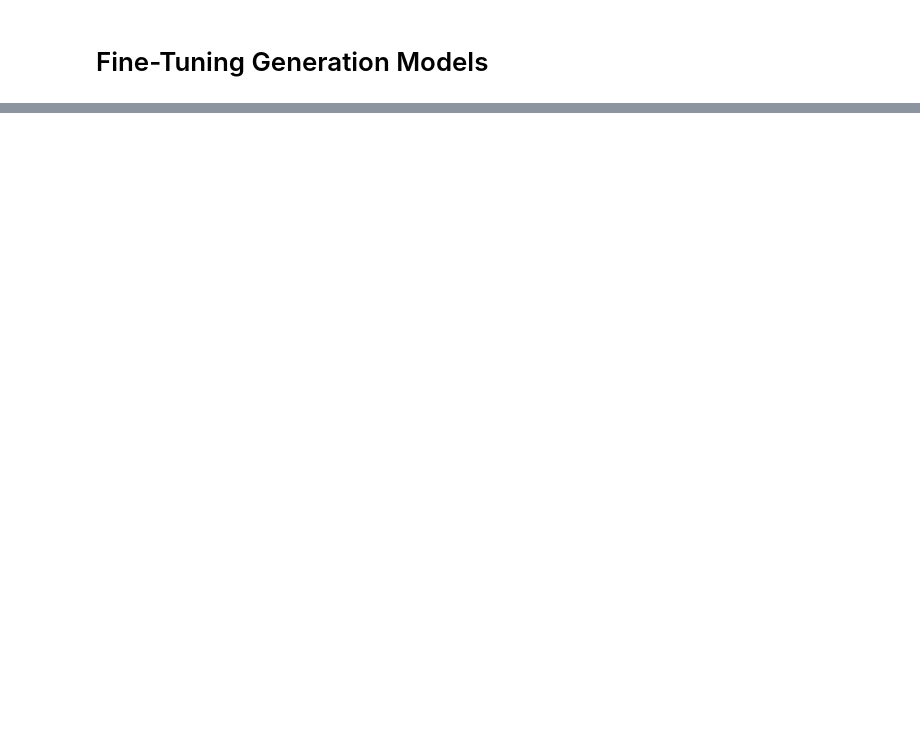
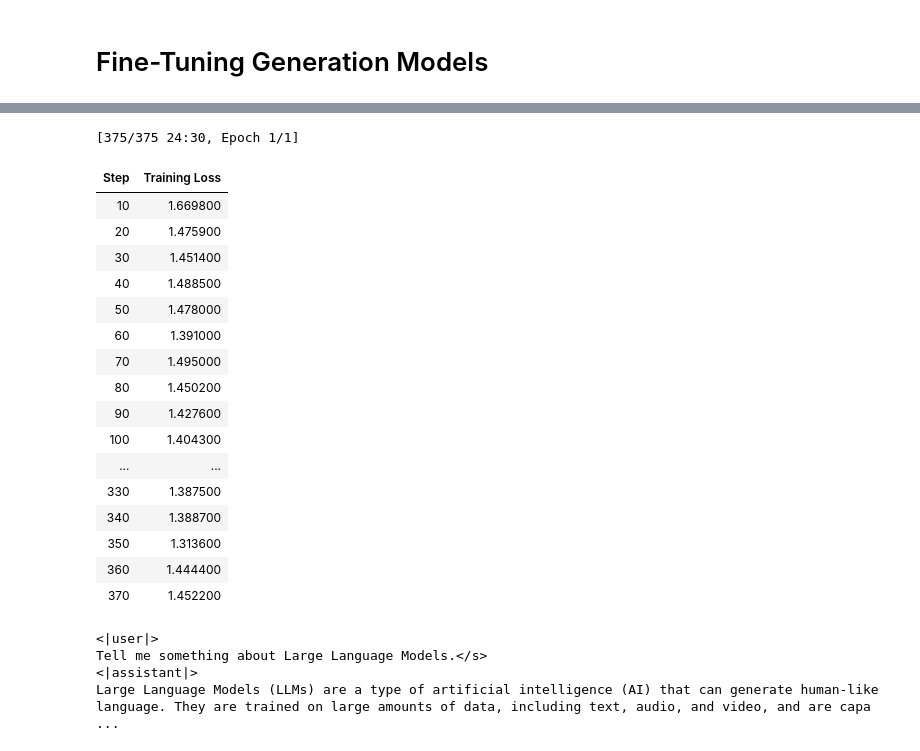
Before and after one commit to kvpratama/gen-ai-playground, a Jupyter notebook: handson-llm/chapter12.ipynb, the cells around one changed output, grey strips where cells are left out. Drawn from its saved outputs; the diff is of its cells as text; code cells hidden in the pictures; blank space fills up the shorter version.

```diff
--- a/handson-llm/chapter12.ipynb
+++ b/handson-llm/chapter12.ipynb
@@ -39,0 +109,42 @@ print(dataset["text"][2576])
+# %%
+from transformers import TrainingArguments
+
+output_dir = "./results"
+
+# Training arguments
+training_arguments = TrainingArguments(
+    output_dir=output_dir,
+    per_device_train_batch_size=2,
+    gradient_accumulation_steps=4,
+    optim="paged_adamw_32bit",
+    learning_rate=2e-4,
+    lr_scheduler_type="cosine",
+    num_train_epochs=1,
+    logging_steps=10,
+    fp16=True,
+    gradient_checkpointing=True,
+    report_to="none"
+
+)
+# %%
+from trl import SFTTrainer
+
+# Set supervised fine-tuning parameters
+trainer = SFTTrainer(
+    model=model,
+    train_dataset=dataset,
+    dataset_text_field="text",
+    tokenizer=tokenizer,
+    args=training_arguments,
+    max_seq_length=512,
+
+    # Leave this out for regular SFT
+    peft_config=peft_config,
+)
+
+# Train model
+trainer.train()
+
+# Save QLoRA weights
+trainer.model.save_pretrained("TinyLlama-1.1B-qlora")
+# %% [output]
@@ -39,0 +153,18 @@ print(dataset["text"][2576])
+[375/375 24:30, Epoch 1/1]
+| Step | Training Loss |
+| 10 | 1.669800 |
+| 20 | 1.475900 |
+| 30 | 1.451400 |
+| 40 | 1.488500 |
+| 50 | 1.478000 |
+| 60 | 1.391000 |
+| 70 | 1.495000 |
+| 80 | 1.450200 |
+| 90 | 1.427600 |
+| 100 | 1.404300 |
+| ... | ... |
+| 330 | 1.387500 |
+| 340 | 1.388700 |
+| 350 | 1.313600 |
+| 360 | 1.444400 |
+| 370 | 1.452200 |
@@ -39,0 +184,19 @@ print(dataset["text"][2576])
+# %%
+# Inference
+
+from transformers import pipeline
+
+# Use our predefined prompt template
+prompt = """<|user|>
+Tell me something about Large Language Models.</s>
+<|assistant|>
+"""
+
+# Run our instruction-tuned model
+pipe = pipeline(task="text-generation", model=merged_model, tokenizer=tokenizer)
+print(pipe(prompt)[0]["generated_text"])
+# %% [output]
+<|user|>
+Tell me something about Large Language Models.</s>
+<|assistant|>
+Large Language Models (LLMs) are a type of artificial intelligence (AI) that can generate human-like language. They are trained on large amounts of data, including text, audio, and video, and are capa ...
```
Also changed, not shown: parts of 19 cells of this notebook.
